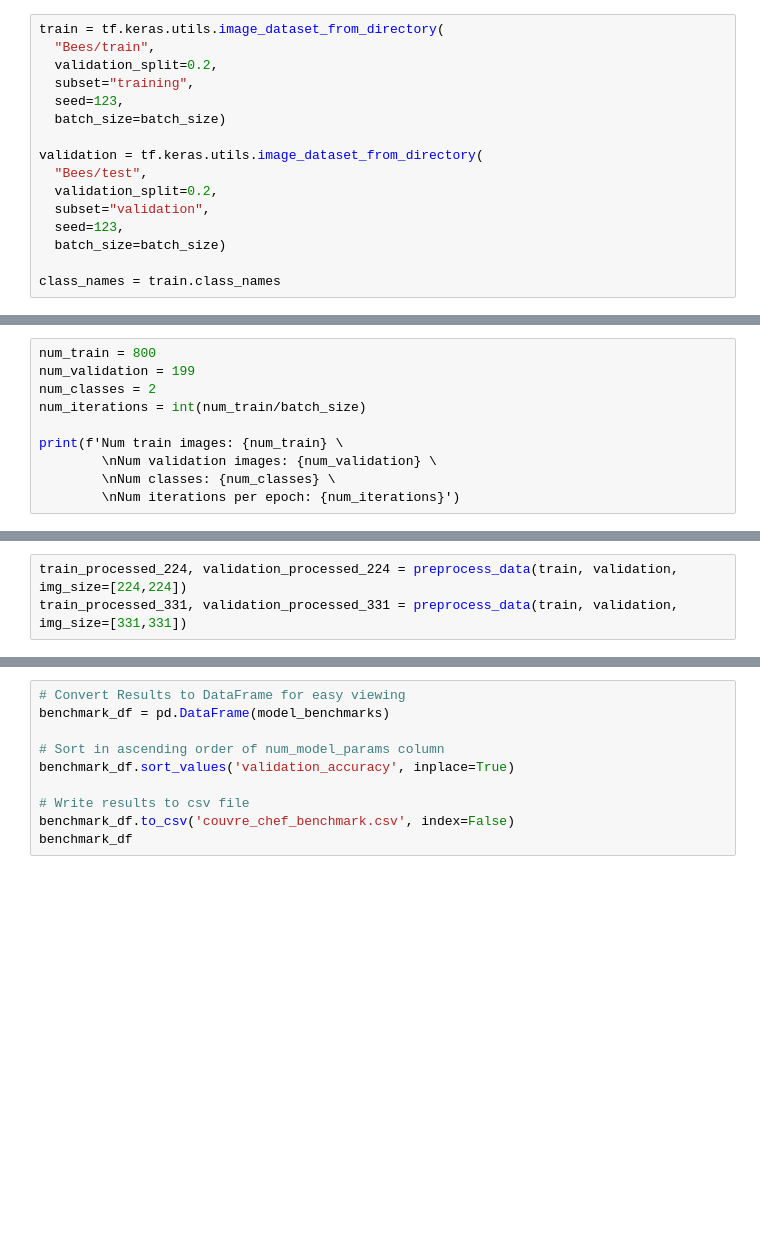
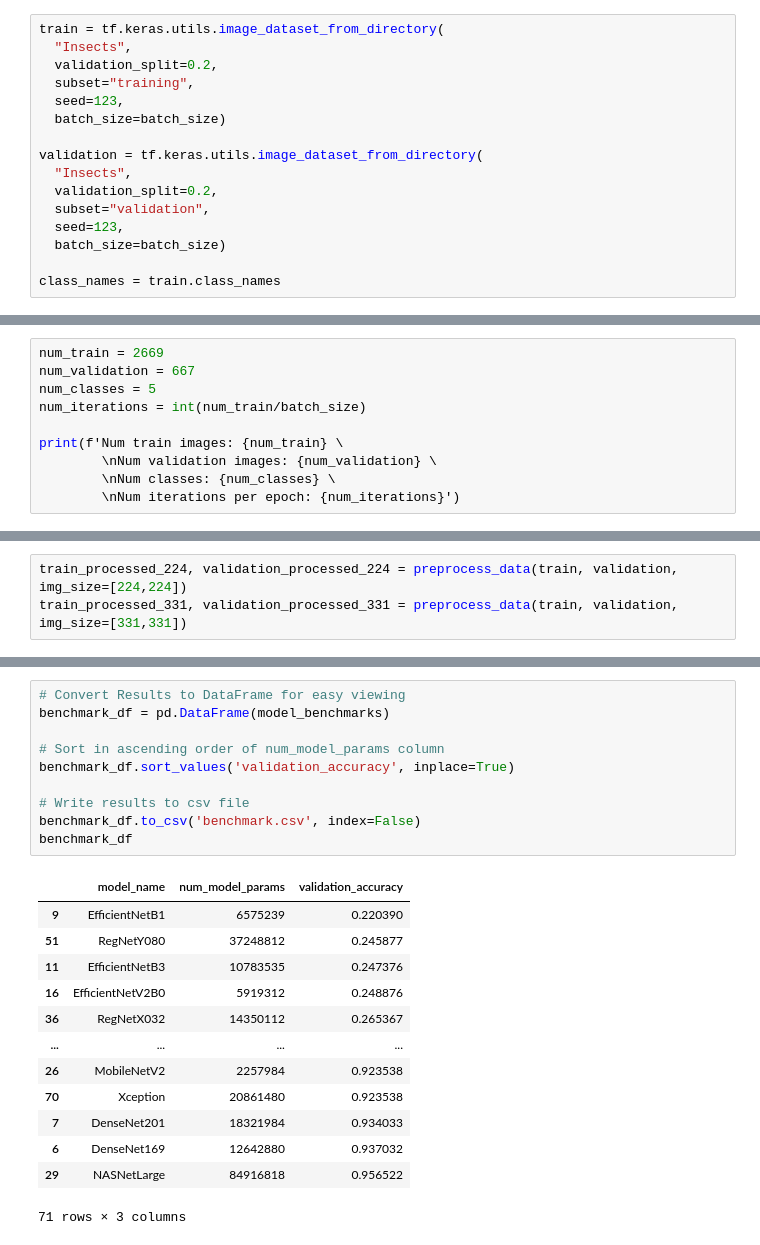
Before and after one commit to stasikvictoria/god-save-the-bugs, a Jupyter notebook: Insect_classification.ipynb, the cells around one changed output, grey strips where cells are left out. Cells and saved outputs as stored; diff of their text form; blank space fills up the shorter version.

Commit message:
best model

```diff
--- a/Insect_classification.ipynb
+++ b/Insect_classification.ipynb
@@ -25,14 +10,14 @@ batch_size = 32
 model_dictionary = {m[0]:m[1] for m in inspect.getmembers(tf.keras.applications, inspect.isfunction)}
 # %%
 train = tf.keras.utils.image_dataset_from_directory(
-  "Bees/train",
+  "Insects",
   validation_split=0.2,
   subset="training",
   seed=123,
   batch_size=batch_size)
 
 validation = tf.keras.utils.image_dataset_from_directory(
-  "Bees/test",
+  "Insects",
   validation_split=0.2,
   subset="validation",
   seed=123,
@@ -46,7 +32,7 @@ ValueError: No images found in directory Bees/train. Allowed formats: ('.bmp', '
 # %%
-num_train = 800
-num_validation = 199
-num_classes = 2
+num_train = 2669
+num_validation = 667
+num_classes = 5
 num_iterations = int(num_train/batch_size)
 
 print(f'Num train images: {num_train} \
@@ -110,11 +199,25 @@ for model_name, model in tqdm(model_dictionary.items()):
 # %%
 # Convert Results to DataFrame for easy viewing
 benchmark_df = pd.DataFrame(model_benchmarks)
 
 # Sort in ascending order of num_model_params column
 benchmark_df.sort_values('validation_accuracy', inplace=True)
 
 # Write results to csv file
-benchmark_df.to_csv('couvre_chef_benchmark.csv', index=False)
+benchmark_df.to_csv('benchmark.csv', index=False)
 benchmark_df
+# %% [output]
+|  | model_name | num_model_params | validation_accuracy |
+| 9 | EfficientNetB1 | 6575239 | 0.220390 |
+| 51 | RegNetY080 | 37248812 | 0.245877 |
+| 11 | EfficientNetB3 | 10783535 | 0.247376 |
+| 16 | EfficientNetV2B0 | 5919312 | 0.248876 |
+| 36 | RegNetX032 | 14350112 | 0.265367 |
+| ... | ... | ... | ... |
+| 26 | MobileNetV2 | 2257984 | 0.923538 |
+| 70 | Xception | 20861480 | 0.923538 |
+| 7 | DenseNet201 | 18321984 | 0.934033 |
+| 6 | DenseNet169 | 12642880 | 0.937032 |
+| 29 | NASNetLarge | 84916818 | 0.956522 |
+71 rows × 3 columns
 # %%
```
Also changed, not shown: parts of 6 cells of this notebook.
